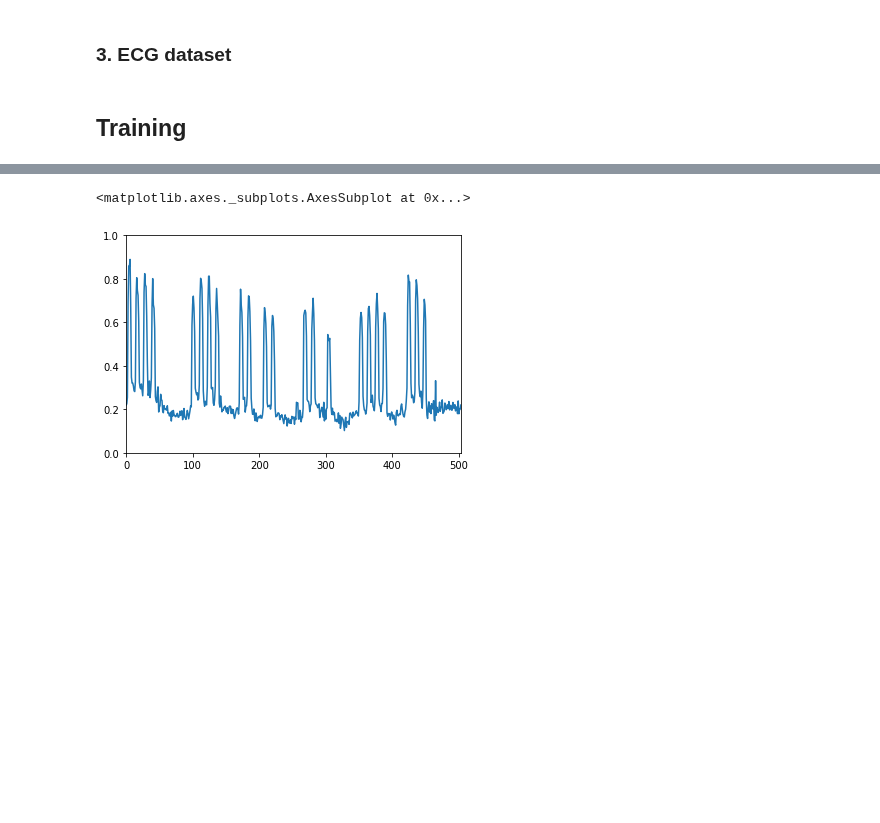
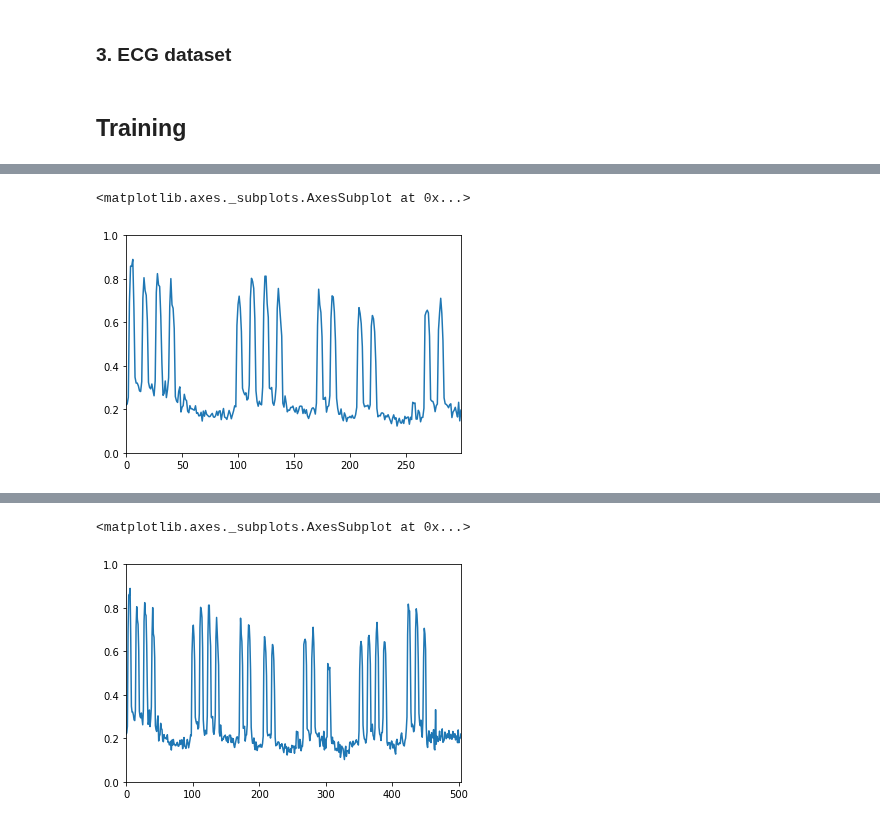
Before and after one commit to binli826/LSTM-Autoencoders, a Jupyter notebook: Enc-Dec-AD.ipynb, the cells around one changed output, grey strips where cells are left out. Cells and saved outputs as stored; diff of their text form; code cells hidden in the pictures; blank space fills up the shorter version.

```diff
--- a/Enc-Dec-AD.ipynb
+++ b/Enc-Dec-AD.ipynb
@@ -266,0 +290,5 @@ pd.Series(np.reshape(foo1,(-1)))[-100:].reset_index(drop=True).plot(ylim=[0,1])
+# %%
+pd.Series(np.reshape(foo2,(-1)))[:300].reset_index(drop=True).plot(ylim=[0,1.]) #input
+# %% [output]
+<matplotlib.axes._subplots.AxesSubplot at 0x...>
+[figure, added]
```
Also changed, not shown: parts of 16 cells of this notebook, 22 other files.
